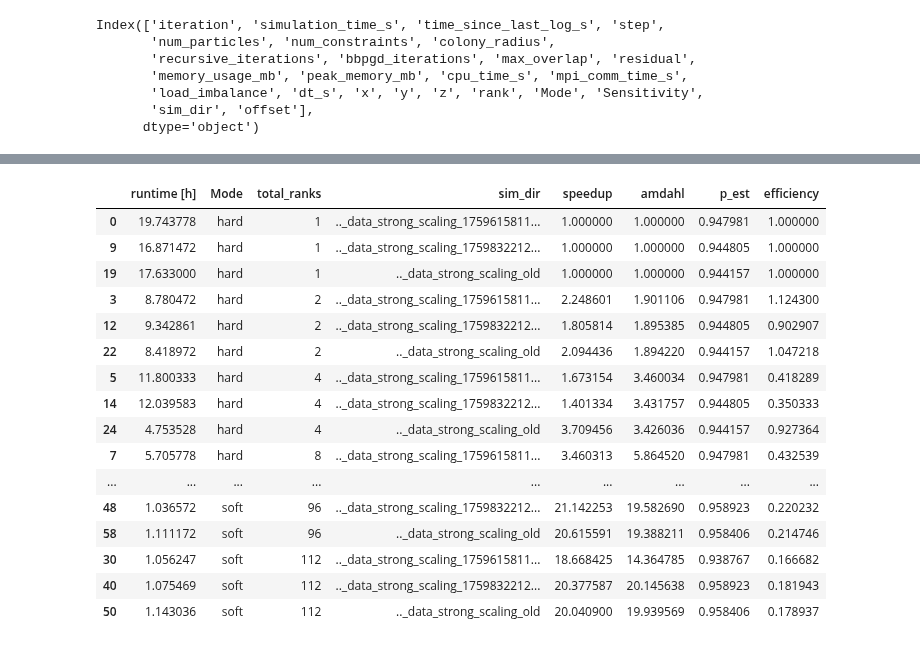
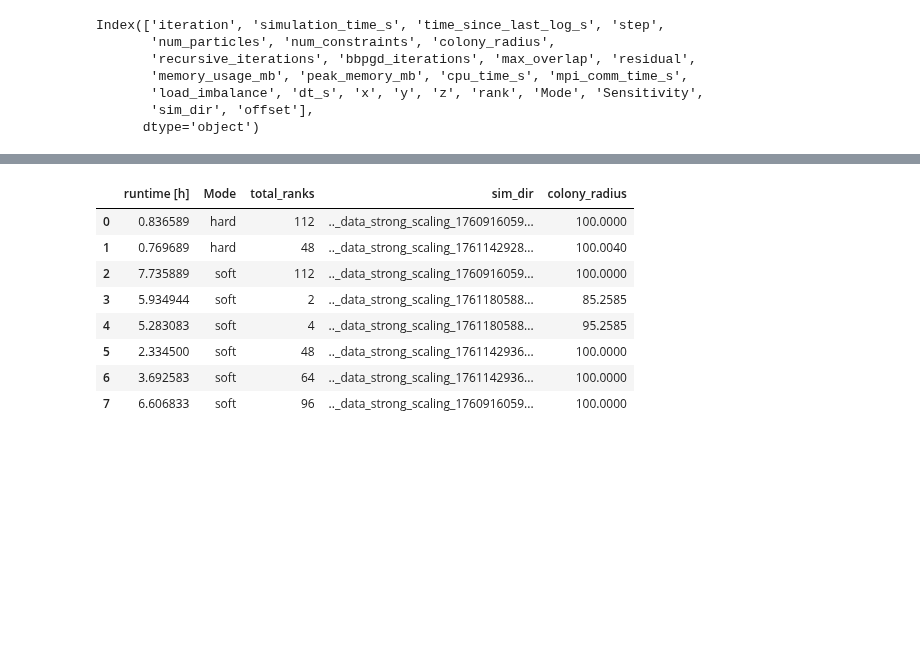
Before and after one commit to ManuelLerchner/ProliferatingCellCollectives-IDP, a Jupyter notebook: analysis/plot_strong_scaling.ipynb, the cells around one changed output, grey strips where cells are left out. Saved outputs shown, nothing was run; the diff lists cells and outputs as text; code cells hidden in the pictures; blank space fills up the shorter version.

```diff
--- a/analysis/plot_strong_scaling.ipynb
+++ b/analysis/plot_strong_scaling.ipynb
@@ -93,69 +84,33 @@ particles_dict["total_ranks"]=particles_dict["Sensitivity"].str.extract(r"(\d+)r
 # %%
 from scipy.optimize import curve_fit
 
 runtimes = []
-for k, g in particles_dict.groupby(["Mode", "total_ranks", "sim_dir"]):
+for k, g in particles_dict.groupby(["Mode", "total_ranks", "sim_dir", "Sensitivity"]):
     src = g["Sensitivity"].unique()[0]
 
     sim_data = sim_dict[sim_dict["Sensitivity"] == src]
 
     final_time = sim_data["cpu_time_s"].max()
 
+    colony_radius = sim_data["colony_radius"].max()
+
     runtimes.append(pd.DataFrame({
         "runtime [h]": [final_time / 3600],
         "Mode": [k[0]],
         "total_ranks": [int(k[1])],
         "sim_dir": [k[2]],
+        "colony_radius": [colony_radius],
     }))
 runtimes = pd.concat(runtimes, ignore_index=True)
 
-
-def amdahl(N, p):
-    return 1 / ((1 - p) + p / N)
-
-
-def compute_speedup(group):
-    baseline = group[group["total_ranks"] == 1]
-    baseline = baseline.iloc[0]["runtime [h]"]
-    group = group.copy()
-    group["speedup"] = baseline / group["runtime [h]"]
-
-    N = group["total_ranks"].values
-    S = group["speedup"].values
-
-    # Fit p to all observed speedups
-    popt, _ = curve_fit(amdahl, N, S, bounds=(0, 1))
-    p_est = popt[0]
-
-    group["amdahl"] = amdahl(N, p_est)
-    group["p_est"] = p_est
-
-    group["efficiency"] = group["speedup"] / group["total_ranks"]
-    return group
-
-
-runtimes = runtimes.groupby(["Mode", "sim_dir"]).apply(
-    compute_speedup).reset_index(drop=True)
-
-runtimes.sort_values(["Mode", "total_ranks"], inplace=True)
 runtimes
-
-runtimes
 # %% [output]
-|  | runtime [h] | Mode | total_ranks | sim_dir | speedup | amdahl | p_est | efficiency |
-| 0 | 19.743778 | hard | 1 | .._data_strong_scaling_1759615811... | 1.000000 | 1.000000 | 0.947981 | 1.000000 |
-| 9 | 16.871472 | hard | 1 | .._data_strong_scaling_1759832212... | 1.000000 | 1.000000 | 0.944805 | 1.000000 |
-| 19 | 17.633000 | hard | 1 | .._data_strong_scaling_old | 1.000000 | 1.000000 | 0.944157 | 1.000000 |
-| 3 | 8.780472 | hard | 2 | .._data_strong_scaling_1759615811... | 2.248601 | 1.901106 | 0.947981 | 1.124300 |
-| 12 | 9.342861 | hard | 2 | .._data_strong_scaling_1759832212... | 1.805814 | 1.895385 | 0.944805 | 0.902907 |
-| 22 | 8.418972 | hard | 2 | .._data_strong_scaling_old | 2.094436 | 1.894220 | 0.944157 | 1.047218 |
-| 5 | 11.800333 | hard | 4 | .._data_strong_scaling_1759615811... | 1.673154 | 3.460034 | 0.947981 | 0.418289 |
-| 14 | 12.039583 | hard | 4 | .._data_strong_scaling_1759832212... | 1.401334 | 3.431757 | 0.944805 | 0.350333 |
-| 24 | 4.753528 | hard | 4 | .._data_strong_scaling_old | 3.709456 | 3.426036 | 0.944157 | 0.927364 |
-| 7 | 5.705778 | hard | 8 | .._data_strong_scaling_1759615811... | 3.460313 | 5.864520 | 0.947981 | 0.432539 |
-| ... | ... | ... | ... | ... | ... | ... | ... | ... |
-| 48 | 1.036572 | soft | 96 | .._data_strong_scaling_1759832212... | 21.142253 | 19.582690 | 0.958923 | 0.220232 |
-| 58 | 1.111172 | soft | 96 | .._data_strong_scaling_old | 20.615591 | 19.388211 | 0.958406 | 0.214746 |
-| 30 | 1.056247 | soft | 112 | .._data_strong_scaling_1759615811... | 18.668425 | 14.364785 | 0.938767 | 0.166682 |
-| 40 | 1.075469 | soft | 112 | .._data_strong_scaling_1759832212... | 20.377587 | 20.145638 | 0.958923 | 0.181943 |
-| 50 | 1.143036 | soft | 112 | .._data_strong_scaling_old | 20.040900 | 19.939569 | 0.958406 | 0.178937 |
+|  | runtime [h] | Mode | total_ranks | sim_dir | colony_radius |
+| 0 | 0.836589 | hard | 112 | .._data_strong_scaling_1760916059... | 100.0000 |
+| 1 | 0.769689 | hard | 48 | .._data_strong_scaling_1761142928... | 100.0040 |
+| 2 | 7.735889 | soft | 112 | .._data_strong_scaling_1760916059... | 100.0000 |
+| 3 | 5.934944 | soft | 2 | .._data_strong_scaling_1761180588... | 85.2585 |
+| 4 | 5.283083 | soft | 4 | .._data_strong_scaling_1761180588... | 95.2585 |
+| 5 | 2.334500 | soft | 48 | .._data_strong_scaling_1761142936... | 100.0000 |
+| 6 | 3.692583 | soft | 64 | .._data_strong_scaling_1761142936... | 100.0000 |
+| 7 | 6.606833 | soft | 96 | .._data_strong_scaling_1760916059... | 100.0000 |
```
Also changed, not shown: parts of 10 cells of this notebook, 15 other files.
